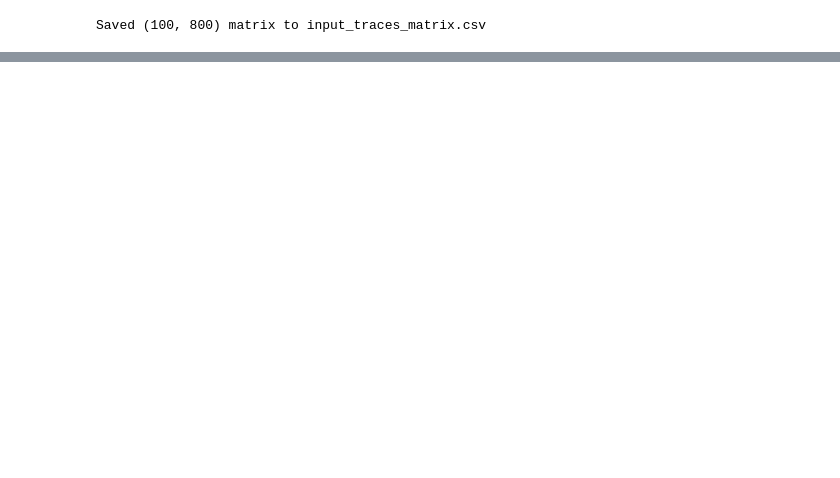
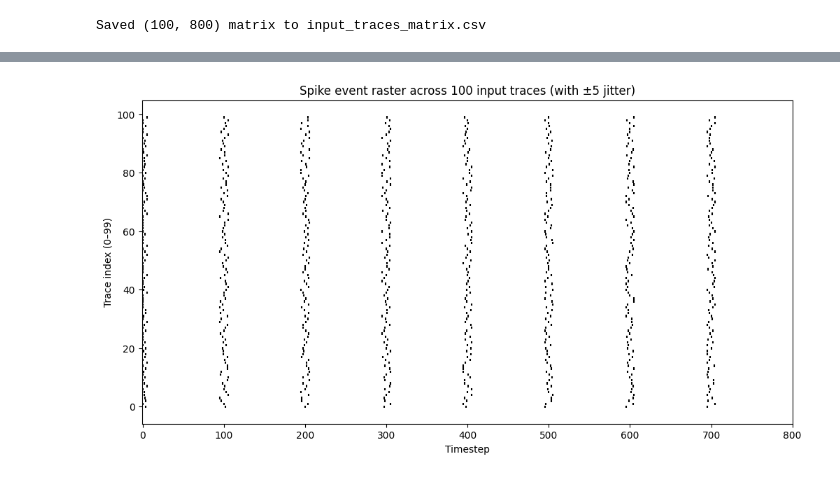
Before and after one commit to JelmerSurewaard/Control_Dataset, a Jupyter notebook: Dataset_gen.ipynb, the cells around one changed output, grey strips where cells are left out. Drawn from its saved outputs; the diff is of its cells as text; code cells hidden in the pictures; blank space fills up the shorter version.

```diff
--- a/Dataset_gen.ipynb
+++ b/Dataset_gen.ipynb
@@ -34,0 +47,17 @@ print(spike_idxs)
+# %%
+# Load your generated dataset
+traces = np.loadtxt("input_traces_matrix.csv", delimiter=",", dtype=int)
+
+# Get spike indices for each row (trace)
+spike_indices_per_trace = [np.where(row == 1)[0] for row in traces]
+
+plt.figure(figsize=(12, 6))
+plt.eventplot(spike_indices_per_trace, linelengths=0.8, colors="black")
+# from -1, since from 0 the spikes won't show
+plt.xlim(-1, 800)
+plt.xlabel("Timestep")
+plt.ylabel("Trace index (0–99)")
+plt.title("Spike event raster across 100 input traces (with ±5 jitter)")
+plt.show()
+# %% [output]
+[figure, added]
```
Also changed, not shown: parts of 2 cells of this notebook.
